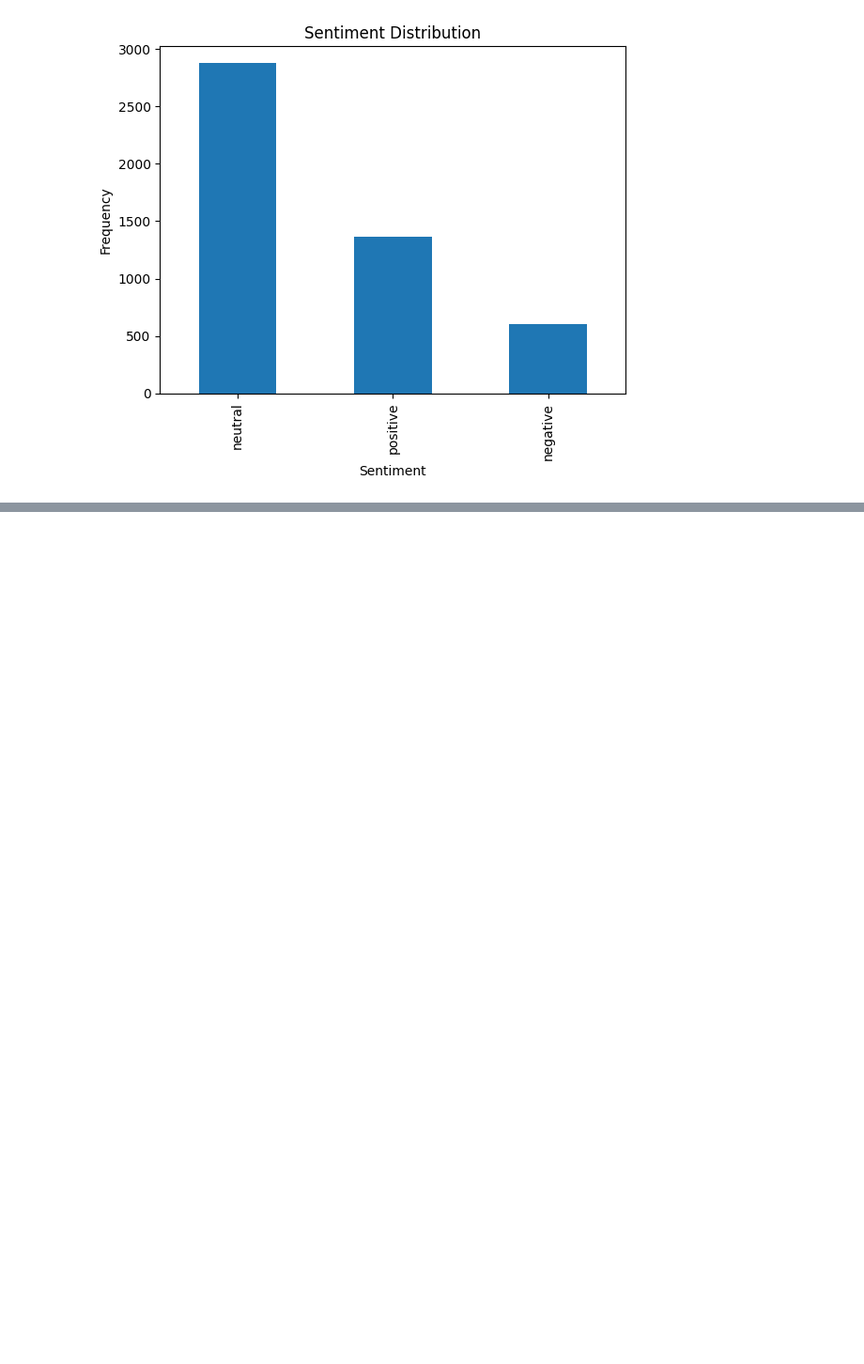
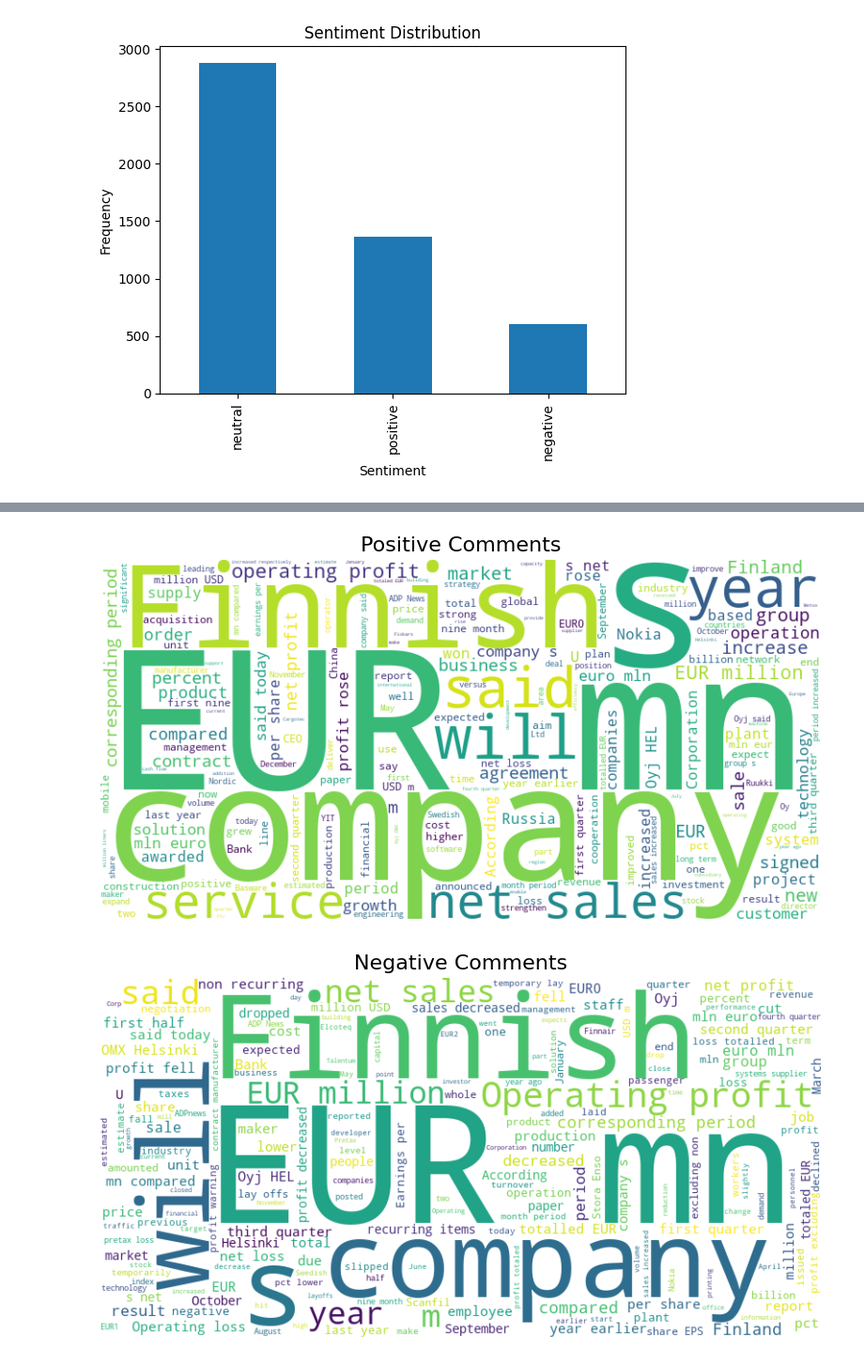
Before and after one commit to robinm98/Financial_Sentiment_Analysis, a Jupyter notebook: EDA.ipynb, the cells around one changed output, grey strips where cells are left out. Shown at 94% size. Drawn from its saved outputs; the diff is of its cells as text; code cells hidden in the pictures; blank space fills up the shorter version.

```diff
--- a/EDA.ipynb
+++ b/EDA.ipynb
@@ -7,7 +7,6 @@
 # %%
 import pandas as pd
 import chardet
-import matplotlib.pyplot as plt
 
 with open('Data/data.csv', 'rb') as f:
     result = chardet.detect(f.read())
@@ -16,10 +15,10 @@ with open('Data/data.csv', 'rb') as f:
 encoding = 'Windows-1252'
 
 # Read the CSV file with the detected encoding
-df = pd.read_csv('Data/data.csv', encoding=encoding, header=0)
+raw_df = pd.read_csv('Data/data.csv', encoding=encoding, header=0)
 
 # Set column name as 'sentiment' and 'comment'
-df.columns = ['sentiment', 'comment']
+raw_df.columns = ['sentiment', 'comment']
 
 print(df.head())
 # %% [output]
@@ -121,0 +125,21 @@ plt.show()
+# %%
+from wordcloud import WordCloud
+
+def plot_wordcloud(text, title):
+    wordcloud = WordCloud(width=800, height=400, background_color='white').generate(text)
+    plt.figure(figsize=(10, 5))
+    plt.imshow(wordcloud, interpolation='bilinear')
+    plt.axis('off')
+    plt.title(title, fontsize=16)
+    plt.show()
+
+positive_text = " ".join(df[df['sentiment'] == 'positive']['comment'])
+negative_text = " ".join(df[df['sentiment'] == 'negative']['comment'])
+neutral_text = " ".join(df[df['sentiment'] == 'neutral']['comment'])
+
+plot_wordcloud(positive_text, 'Positive Comments')
+plot_wordcloud(negative_text, 'Negative Comments')
+plot_wordcloud(neutral_text, 'Neutral Comments')
+# %% [output]
+[figure, added]
+[figure, added]
```
Also changed, not shown: parts of 3 cells of this notebook, 1 other file.
